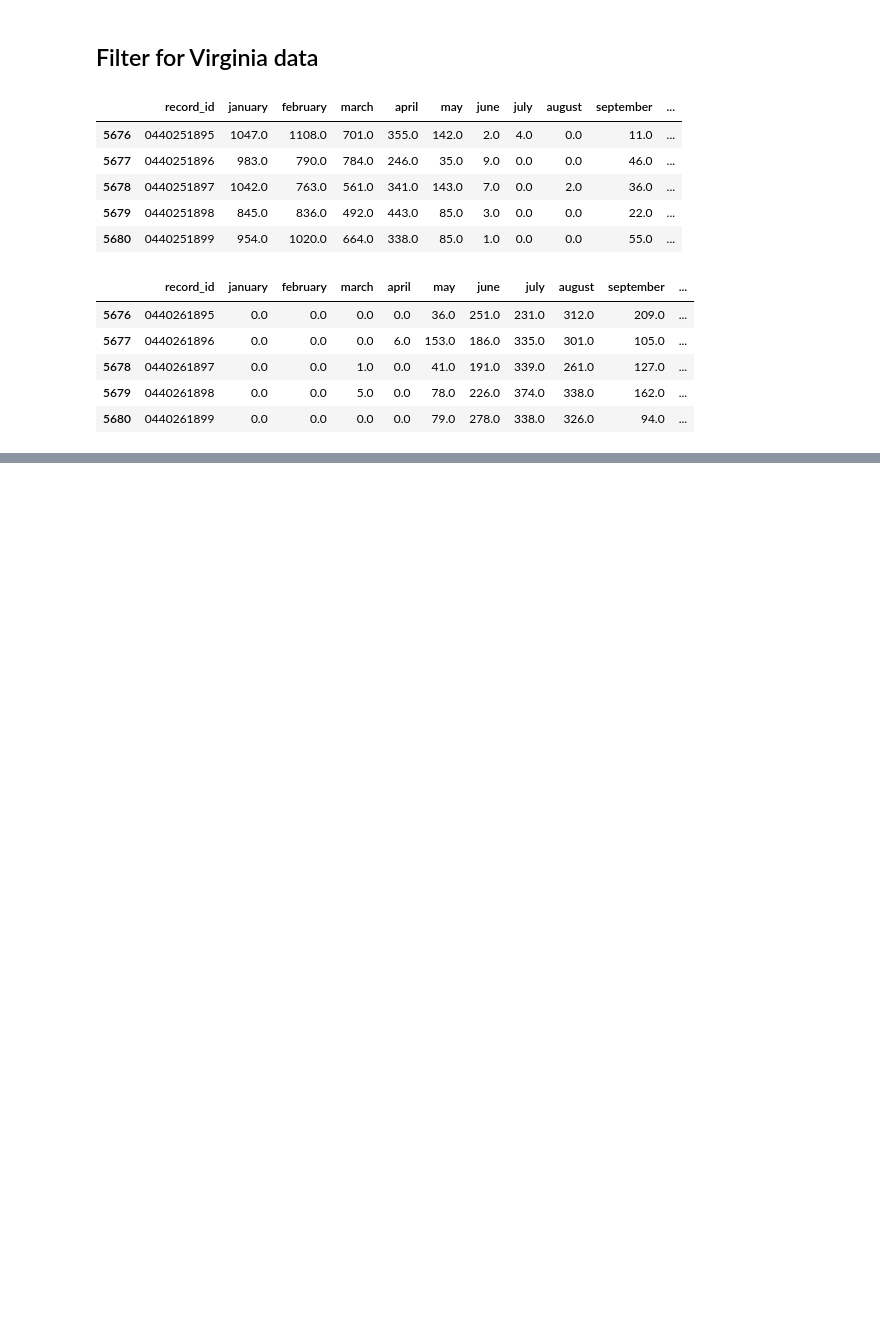
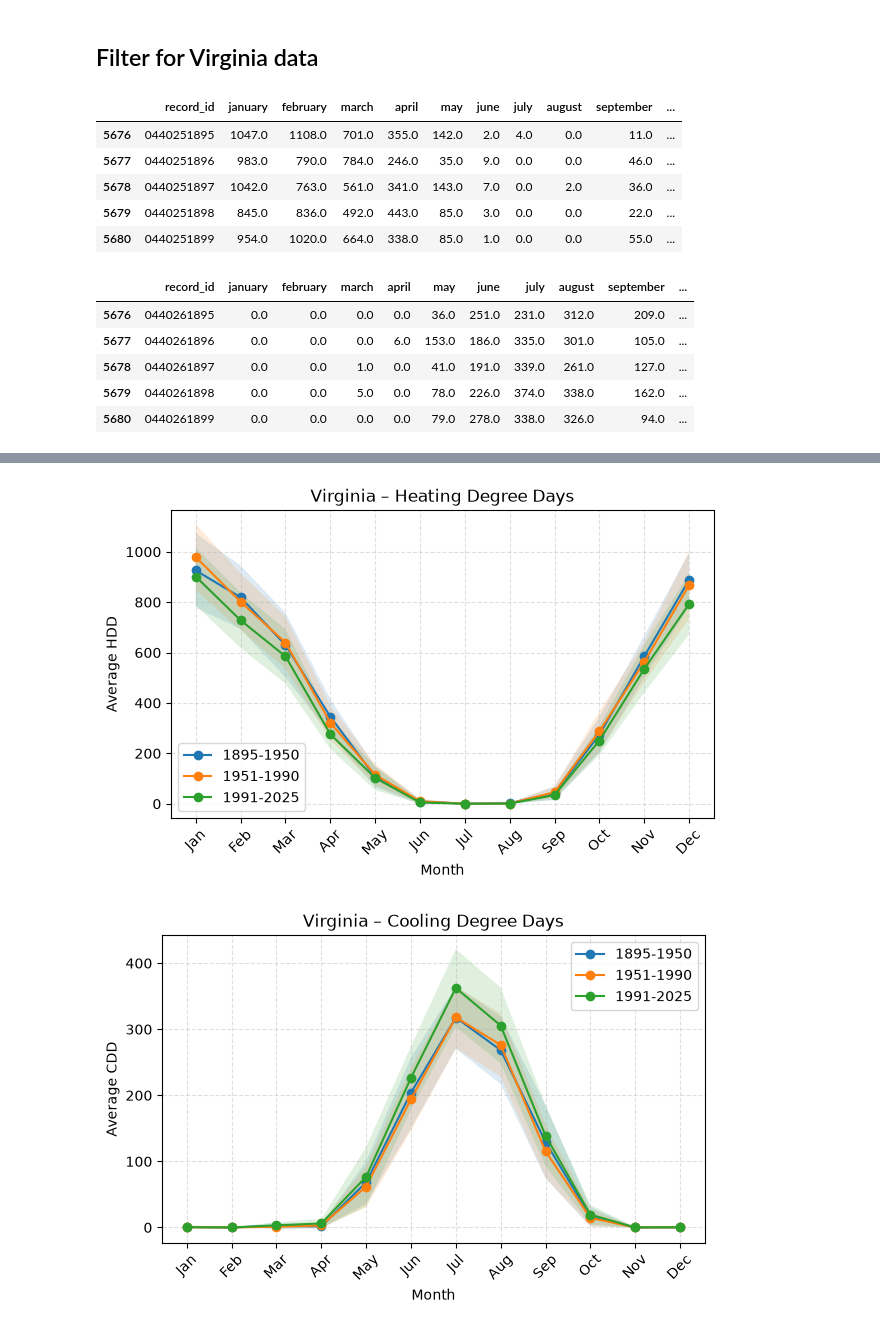
Before and after one commit to om-shhh/vcc-energy-assistance, a Jupyter notebook: analysis/analysis.ipynb, the cells around one changed output, grey strips where cells are left out. Cells and saved outputs as stored; diff of their text form; code cells hidden in the pictures; blank space fills up the shorter version.

Commit message:
added matplotlib interactive plotter widget, added initial plots to analysis

```diff
--- a/analysis/analysis.ipynb
+++ b/analysis/analysis.ipynb
@@ -115,0 +177,7 @@ LIHEAP was established shortly after the 1970s oil crisis to primarily help resi
+# %%
+import matplotlib.pyplot as plt
+
+hdd_mean = hdd_stats.pivot(index="month", columns="period",values=["mean","std"])
+cdd_mean = cdd_stats.pivot(index="month",columns="period",values= ["mean","std"])
+display(hdd_mean.head())
+display(cdd_mean.head())
@@ -115,0 +201,33 @@ LIHEAP was established shortly after the 1970s oil crisis to primarily help resi
+# %%
+# Plot average monthly HDD across periods
+x = range(12)
+plt.figure(figsize=(7, 4))
+for period in ["1895-1950", "1951-1990", "1991-2025"]:
+    m, s = hdd_mean["mean"][period], hdd_mean["std"][period]
+    plt.plot(x, m, marker="o", label=period)
+    plt.fill_between(x, m - s, m + s, alpha=0.15)
+plt.xticks(x, [m[:3].title() for m in hdd_mean.index], rotation=45)
+plt.xlabel("Month")
+plt.ylabel("Average HDD")
+plt.title("Virginia – Heating Degree Days")
+plt.legend()
+plt.grid(True, linestyle="--", alpha=0.4)
+plt.show()
+
+# Plot average monthly CDD across periods
+x = range(12)
+plt.figure(figsize=(7, 4))
+for period in ["1895-1950", "1951-1990", "1991-2025"]:
+    m, s = cdd_mean["mean"][period], cdd_mean["std"][period]
+    plt.plot(x, m, marker="o", label=period)
+    plt.fill_between(x, m - s, m + s, alpha=0.15)
+plt.xticks(x, [m[:3].title() for m in cdd_mean.index], rotation=45)
+plt.xlabel("Month")
+plt.ylabel("Average CDD")
+plt.title("Virginia – Cooling Degree Days")
+plt.legend()
+plt.grid(True, linestyle="--", alpha=0.4)
+plt.show()
+# %% [output]
+[figure, added]
+[figure, added]
```
Also changed, not shown: parts of 9 cells of this notebook, 2 other files.
